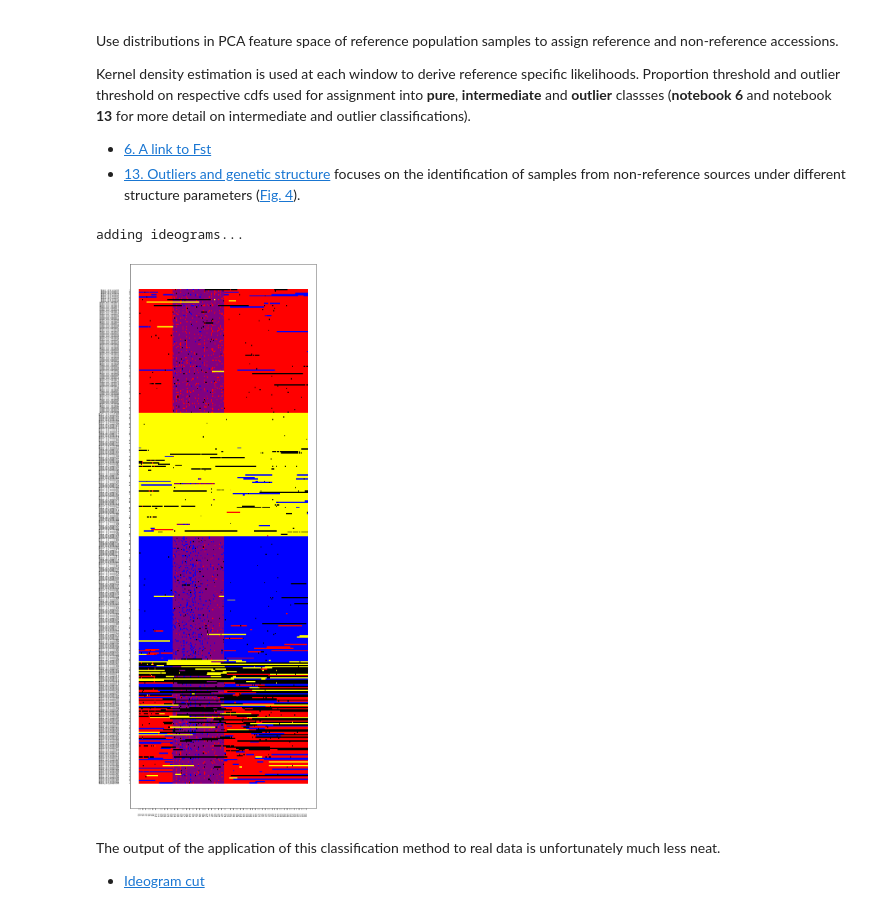
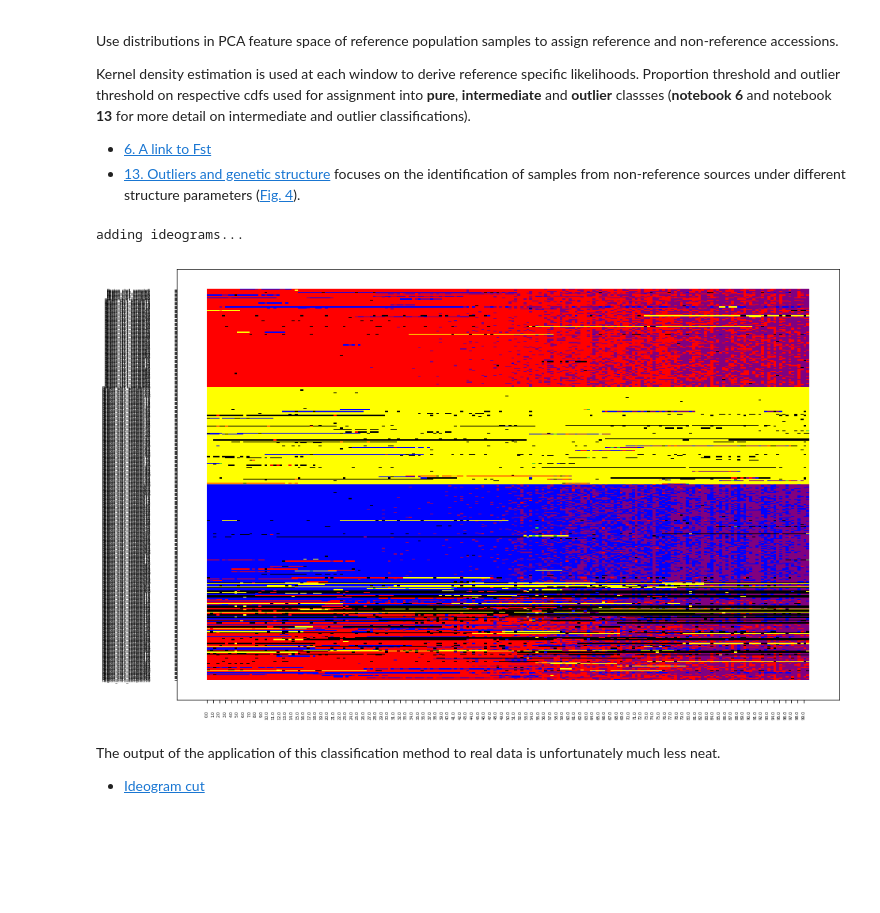
Before and after one commit to SantosJGND/Tools_and_toys, a Jupyter notebook: Simulate_genomes/Genomic structure Simulator.ipynb, the cells around one changed output. Cells and saved outputs as stored; diff of their text form; code cells hidden in the pictures; blank space fills up the shorter version.

```diff
--- a/Simulate_genomes/Genomic structure Simulator.ipynb
+++ b/Simulate_genomes/Genomic structure Simulator.ipynb
@@ -443,10 +442,11 @@ label_package= {
 from synth_tools.Generate_samples import Check_Path, plot_GenFst, return_fsts2
 
 ## Select struct prior function and kwargs
-prior_func= introgression_prior
+prior_func= linear_prior
 
 prior_kwargs= {
-    'region': [.2,.5],
+    'slope': -1,
+    'region': [0,1],
     'target': [0,2]
 }
 
@@ -605,24 +605,26 @@ focuses on the identification of samples from non-reference sources under differ
 # %%
 ### KDE analysis across windows
 from synth_tools.Sim_ideogram_tools import Merge_class, extract_profiles, KDE_windows
 
 ## Use known consistent representatives of genetic sources.
 ref_labels= [0,1,2]
 kde_class_labels= label_vector
 
 ## Use result of MS classification.
 ref_labels= [0,1,2]
 kde_class_labels= labels1
 
 Comparison_threshold= 5
 Outlier_threshold= 5e-3
 
 color_ref= ['red','blue','yellow','black','purple','orange','green','silver','green','silver','red3','deepskyeblue','navy','chartreuse','darkorchid3','goldenrod2']
 
-KDE_windows(Windows,kde_class_labels,ref_labels,Out,colors= 'alt',alt_col= color_ref,Comparison_threshold= Comparison_threshold,Outlier_threshold= Outlier_threshold)
+ideo_kde,chromosome_list, ID, var_comp_store= KDE_windows(Windows,kde_class_labels,ref_labels,Out,colors= 'alt',alt_col= color_ref,Comparison_threshold= Comparison_threshold,Outlier_threshold= Outlier_threshold)
+
+Fig_ideo= return_ideogram(ideo_kde,chromosome_list,ID,height= 10,width= 15)
 # %% [output]
 adding ideograms...
-[figure, old version]
+[figure, new version]
 # %% [markdown]
 The output of the application of this classification method to real data is unfortunately much less neat.
 
```
Also changed, not shown: parts of 5 cells of this notebook, 6 other files.
